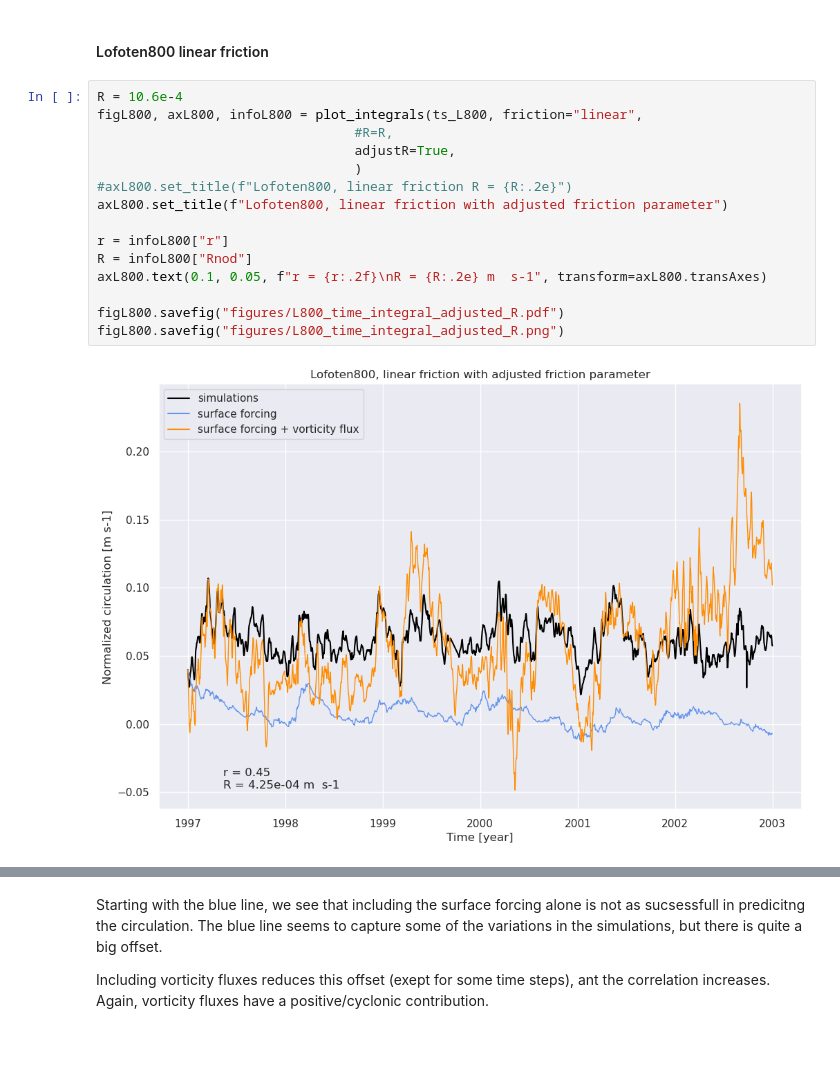
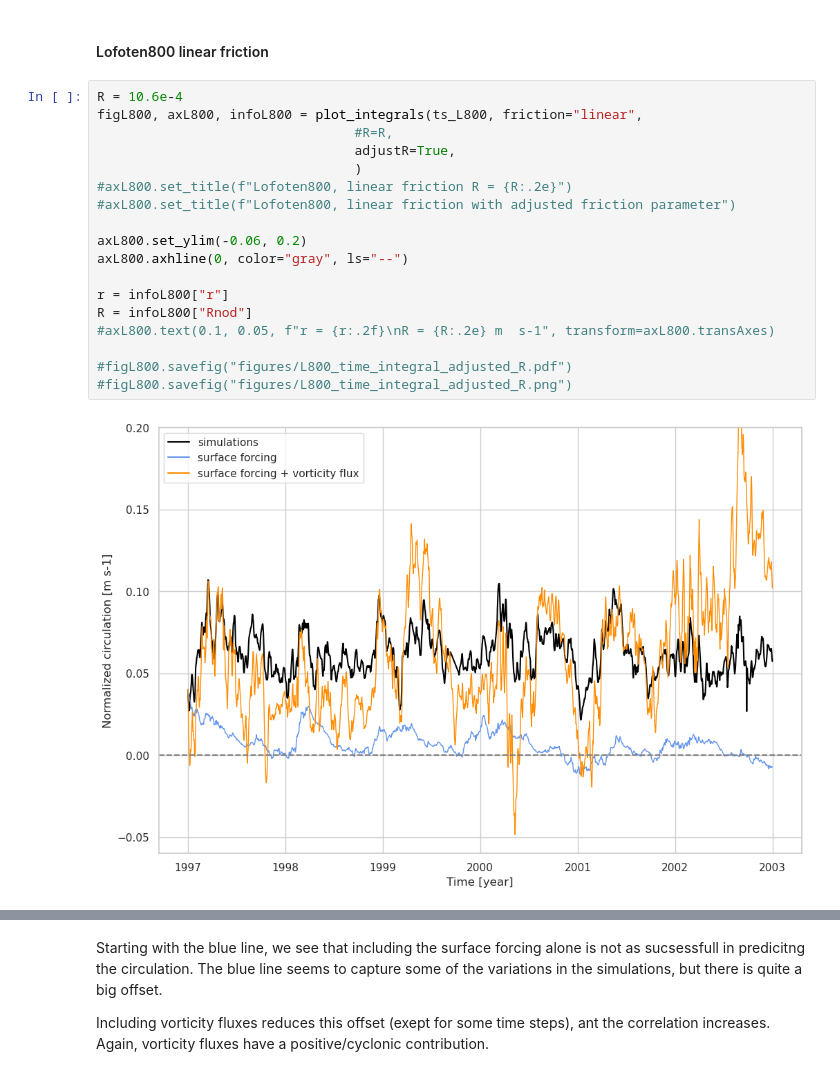
Before and after one commit to alpsjur/Vorticity-Driven-Circulation, a Jupyter notebook: notebooks/Present_2.ipynb, the cells around one changed output, grey strips where cells are left out. Drawn from its saved outputs; the diff is of its cells as text; blank space fills up the shorter version.

```diff
--- a/notebooks/Present_2.ipynb
+++ b/notebooks/Present_2.ipynb
@@ -150,17 +152,20 @@ The difference between predictions (orange/blue curve) and simulations (black cu
 # %%
 R = 10.6e-4
 figL800, axL800, infoL800 = plot_integrals(ts_L800, friction="linear",
                                  #R=R,
                                  adjustR=True,
                                  )
 #axL800.set_title(f"Lofoten800, linear friction R = {R:.2e}")
-axL800.set_title(f"Lofoten800, linear friction with adjusted friction parameter")
+#axL800.set_title(f"Lofoten800, linear friction with adjusted friction parameter")
+
+axL800.set_ylim(-0.06, 0.2)
+axL800.axhline(0, color="gray", ls="--")
 
 r = infoL800["r"]
 R = infoL800["Rnod"]
-axL800.text(0.1, 0.05, f"r = {r:.2f}\nR = {R:.2e} m  s-1", transform=axL800.transAxes)
+#axL800.text(0.1, 0.05, f"r = {r:.2f}\nR = {R:.2e} m  s-1", transform=axL800.transAxes)
 
-figL800.savefig("figures/L800_time_integral_adjusted_R.pdf")
-figL800.savefig("figures/L800_time_integral_adjusted_R.png")
+#figL800.savefig("figures/L800_time_integral_adjusted_R.pdf")
+#figL800.savefig("figures/L800_time_integral_adjusted_R.png")
 # %% [output]
-[figure, old version]
+[figure, new version]
```
Also changed, not shown: parts of 4 cells of this notebook, 12 other files.
